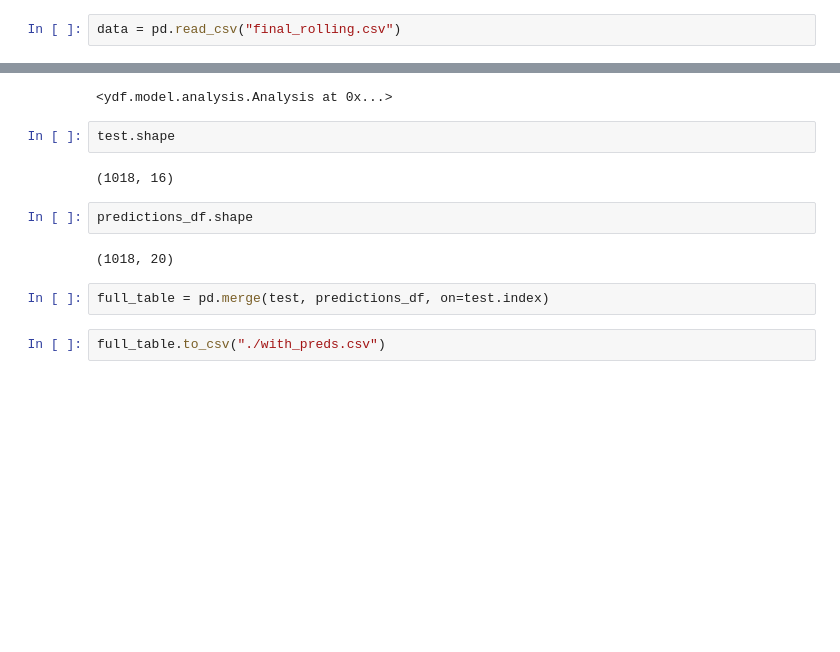
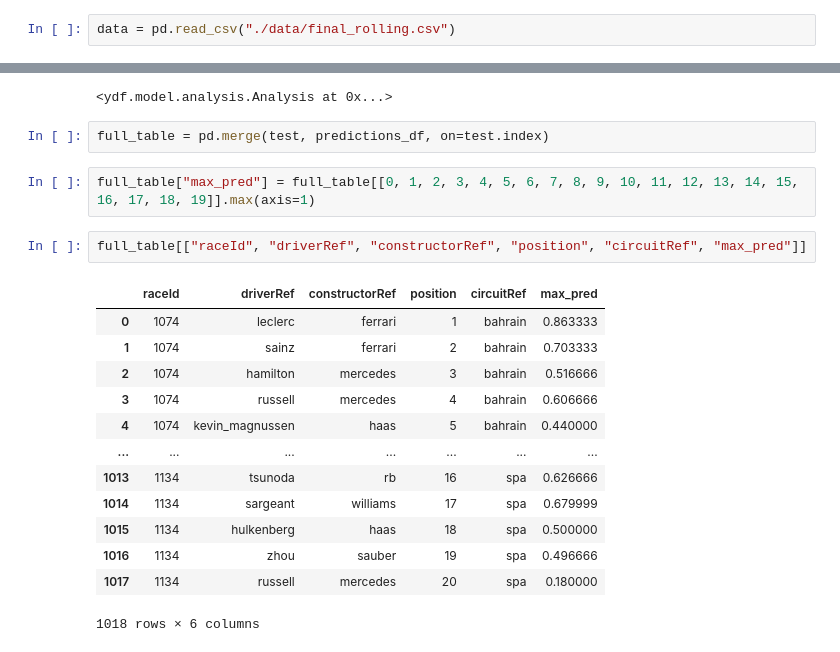
Before and after one commit to jestoncolelewis/Formula_One_Predictor, a Jupyter notebook: capstone_ydf.ipynb, the cells around one changed output, grey strips where cells are left out. Drawn from its saved outputs; the diff is of its cells as text; blank space fills up the shorter version.

```diff
--- a/capstone_ydf.ipynb
+++ b/capstone_ydf.ipynb
@@ -11,7 +4,7 @@ import pandas as pd
 # %%
 predictors = ["grid", "position", "pos_delta", "driver_code", "constructor_code", "circuit_code", "grid_rolling", "position_rolling", "pos_delta_rolling"]
 # %%
-data = pd.read_csv("final_rolling.csv")
+data = pd.read_csv("./data/final_rolling.csv")
 # %%
 data.dropna(subset="position", inplace=True)
 # %%
@@ -95,15 +88,23 @@ Confusion matrix
 model.analyze(test[predictors], sampling=0.1)
 # %% [output]
 <ydf.model.analysis.Analysis at 0x...>
-# %%
-test.shape
-# %% [output]
-(1018, 16)
-# %%
-predictions_df.shape
-# %% [output]
-(1018, 20)
 # %%
 full_table = pd.merge(test, predictions_df, on=test.index)
-# %%
-full_table.to_csv("./with_preds.csv")
+# %%
+full_table["max_pred"] = full_table[[0, 1, 2, 3, 4, 5, 6, 7, 8, 9, 10, 11, 12, 13, 14, 15, 16, 17, 18, 19]].max(axis=1)
+# %%
+full_table[["raceId", "driverRef", "constructorRef", "position", "circuitRef", "max_pred"]]
+# %% [output]
+|  | raceId | driverRef | constructorRef | position | circuitRef | max_pred |
+| 0 | 1074 | leclerc | ferrari | 1 | bahrain | 0.863333 |
+| 1 | 1074 | sainz | ferrari | 2 | bahrain | 0.703333 |
+| 2 | 1074 | hamilton | mercedes | 3 | bahrain | 0.516666 |
+| 3 | 1074 | russell | mercedes | 4 | bahrain | 0.606666 |
+| 4 | 1074 | kevin_magnussen | haas | 5 | bahrain | 0.440000 |
+| ... | ... | ... | ... | ... | ... | ... |
+| 1013 | 1134 | tsunoda | rb | 16 | spa | 0.626666 |
+| 1014 | 1134 | sargeant | williams | 17 | spa | 0.679999 |
+| 1015 | 1134 | hulkenberg | haas | 18 | spa | 0.500000 |
+| 1016 | 1134 | zhou | sauber | 19 | spa | 0.496666 |
+| 1017 | 1134 | russell | mercedes | 20 | spa | 0.180000 |
+1018 rows × 6 columns
```
Also changed, not shown: parts of 2 cells of this notebook.
